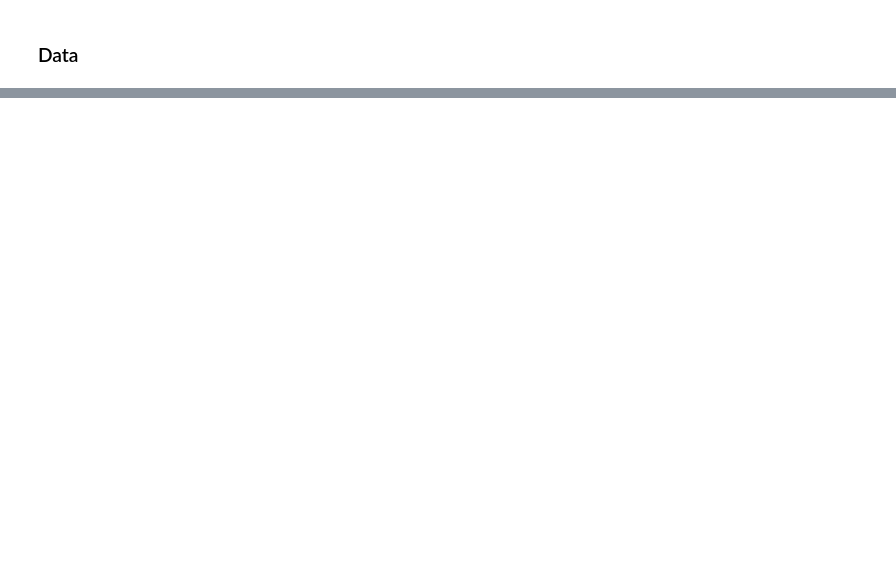
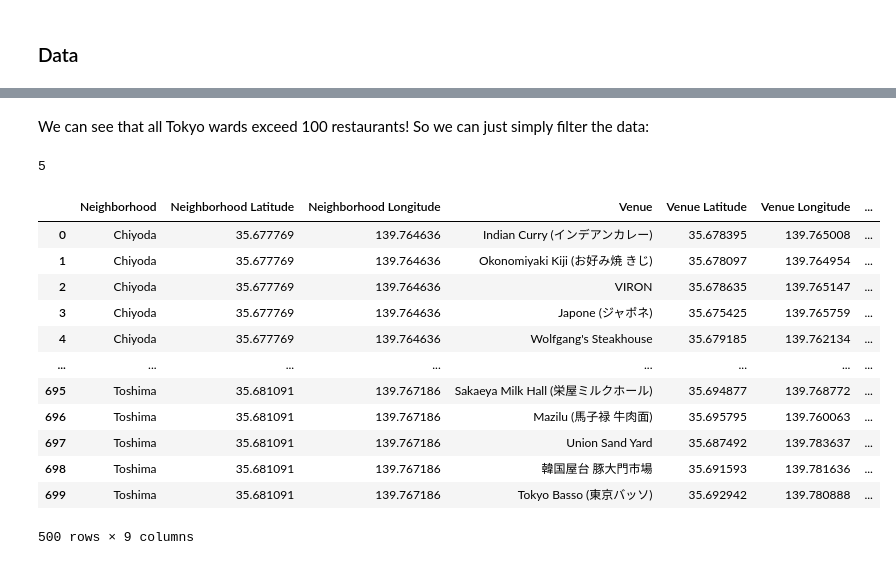
Before and after one commit to XiyueWang/IBM_data_science_coursera_capstone, a Jupyter notebook: A Battle of Neighbors.ipynb, the cells around one changed output, grey strips where cells are left out. Cells and saved outputs as stored; diff of their text form; code cells hidden in the pictures; blank space fills up the shorter version.

```diff
--- a/A Battle of Neighbors.ipynb
+++ b/A Battle of Neighbors.ipynb
@@ -97,0 +787,40 @@ Next, we will use these three datasets to perform a KMeans clustering study to i
+# %%
+food_category = '4d4b7105d754a06374d81259' # root categories for food-related stuff in foursquare
+# %%
+venues_list = []
+for i in range(12):
+    # create the API request URL
+    url = 'https://api.foursquare.com/v2/venues/explore?client_id={}&client_secret={}&v={}&ll={},{}&categoryId={}&radius={}&limit={}'.format(
+        CLIENT_ID,
+        CLIENT_SECRET,
+        VERSION,
+        tokyo_filter.iloc[i, 2],
+        tokyo_filter.iloc[i, 3],
+        food_category,
+        tokyo_filter.iloc[i, 6],
+        500)
+    try:
+        results = requests.get(url).json()['response']['groups'][0]['items']
+        # return only relevant information for each nearby venue
+        venues_list.append([(
+                tokyo_filter.iloc[i, 0],
+                tokyo_filter.iloc[i, 2],
+                tokyo_filter.iloc[i, 3],
+                v['venue']['name'],
+                v['venue']['location']['lat'],
+                v['venue']['location']['lng'],
+                v['venue']['categories'][0]['name'],
+                v['venue']['categories'][0]['id'],
+                v['venue']['location']['distance']) for v in results])
+        tokyo_food_venues = pd.DataFrame([item for venue_list in venues_list for item in venue_list])
+        tokyo_food_venues.columns = ['Neighborhood',
+                          'Neighborhood Latitude',
+                          'Neighborhood Longitude',
+                          'Venue',
+                          'Venue Latitude',
+                          'Venue Longitude',
+                          'Venue Category',
+                          'Venue Cat ID',
+                          'Venue Distance']
+    except KeyError:
+        continue
@@ -97,0 +888,21 @@ Next, we will use these three datasets to perform a KMeans clustering study to i
+# %% [markdown]
+We can see that all Tokyo wards exceed 100 restaurants! So we can just simply filter the data:
+# %%
+tokyo_filter_density = tokyo_food_venues[tokyo_food_venues.Neighborhood.isin(tokyo_filter[tokyo_filter.thresh < 100].Wards.values)]
+print(tokyo_filter_density.Neighborhood.nunique())
+tokyo_filter_density
+# %% [output]
+5
+|  | Neighborhood | Neighborhood Latitude | Neighborhood Longitude | Venue | Venue Latitude | Venue Longitude | ... |
+| 0 | Chiyoda | 35.677769 | 139.764636 | Indian Curry (インデアンカレー) | 35.678395 | 139.765008 | ... |
+| 1 | Chiyoda | 35.677769 | 139.764636 | Okonomiyaki Kiji (お好み焼 きじ) | 35.678097 | 139.764954 | ... |
+| 2 | Chiyoda | 35.677769 | 139.764636 | VIRON | 35.678635 | 139.765147 | ... |
+| 3 | Chiyoda | 35.677769 | 139.764636 | Japone (ジャポネ) | 35.675425 | 139.765759 | ... |
+| 4 | Chiyoda | 35.677769 | 139.764636 | Wolfgang's Steakhouse | 35.679185 | 139.762134 | ... |
+| ... | ... | ... | ... | ... | ... | ... | ... |
+| 695 | Toshima | 35.681091 | 139.767186 | Sakaeya Milk Hall (栄屋ミルクホール) | 35.694877 | 139.768772 | ... |
+| 696 | Toshima | 35.681091 | 139.767186 | Mazilu (馬子禄 牛肉面) | 35.695795 | 139.760063 | ... |
+| 697 | Toshima | 35.681091 | 139.767186 | Union Sand Yard | 35.687492 | 139.783637 | ... |
+| 698 | Toshima | 35.681091 | 139.767186 | 韓国屋台 豚大門市場 | 35.691593 | 139.781636 | ... |
+| 699 | Toshima | 35.681091 | 139.767186 | Tokyo Basso (東京バッソ) | 35.692942 | 139.780888 | ... |
+500 rows × 9 columns
```
Also changed, not shown: parts of 131 cells of this notebook, 5 other files.
